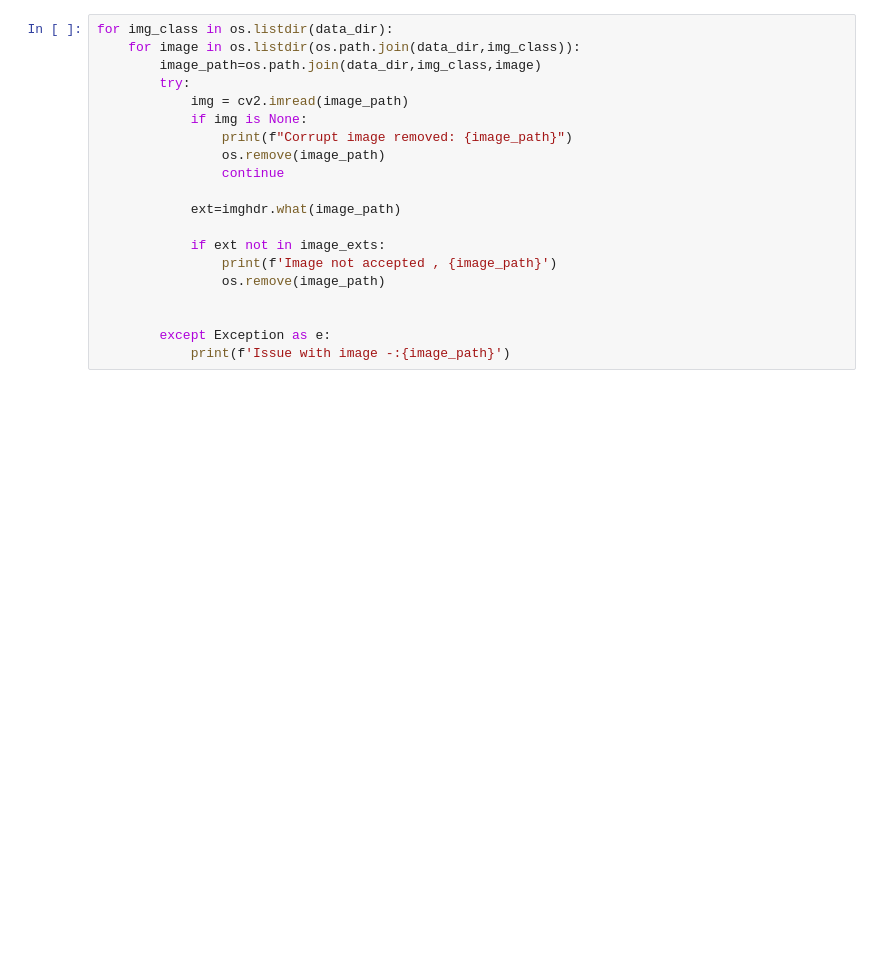
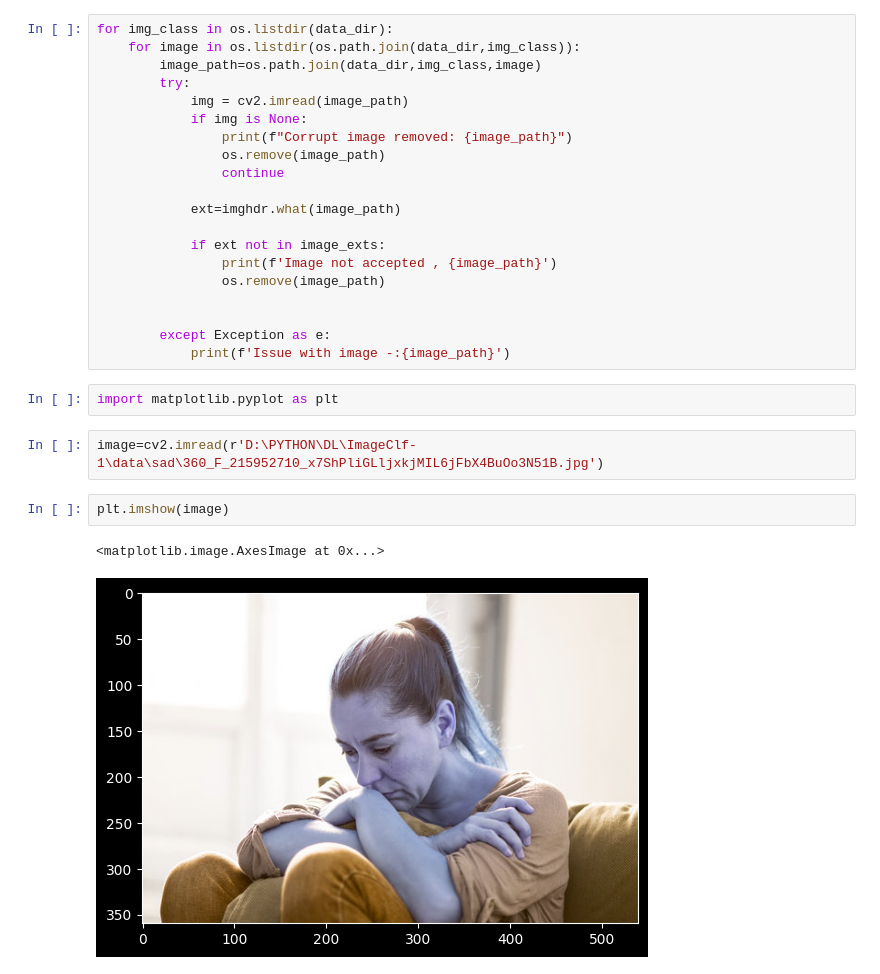
Before and after one commit to Animesh-Samantaray/PYTHON, a Jupyter notebook: DL/ImageClf-1/code.ipynb, the cells around one changed output. Cells and saved outputs as stored; diff of their text form; blank space fills up the shorter version.

Commit message:
The data preprocessig thing is done

```diff
--- a/DL/ImageClf-1/code.ipynb
+++ b/DL/ImageClf-1/code.ipynb
@@ -36,3 +36,12 @@ for img_class in os.listdir(data_dir):
 
         except Exception as e:
             print(f'Issue with image -:{image_path}')
+# %%
+import matplotlib.pyplot as plt
+# %%
+image=cv2.imread(r'D:\PYTHON\DL\ImageClf-1\data\sad\360_F_215952710_x7ShPliGLljxkjMIL6jFbX4BuOo3N51B.jpg')
+# %%
+plt.imshow(image)
+# %% [output]
+<matplotlib.image.AxesImage at 0x...>
+[figure, added]
```
Also changed, not shown: parts of 21 cells of this notebook.
